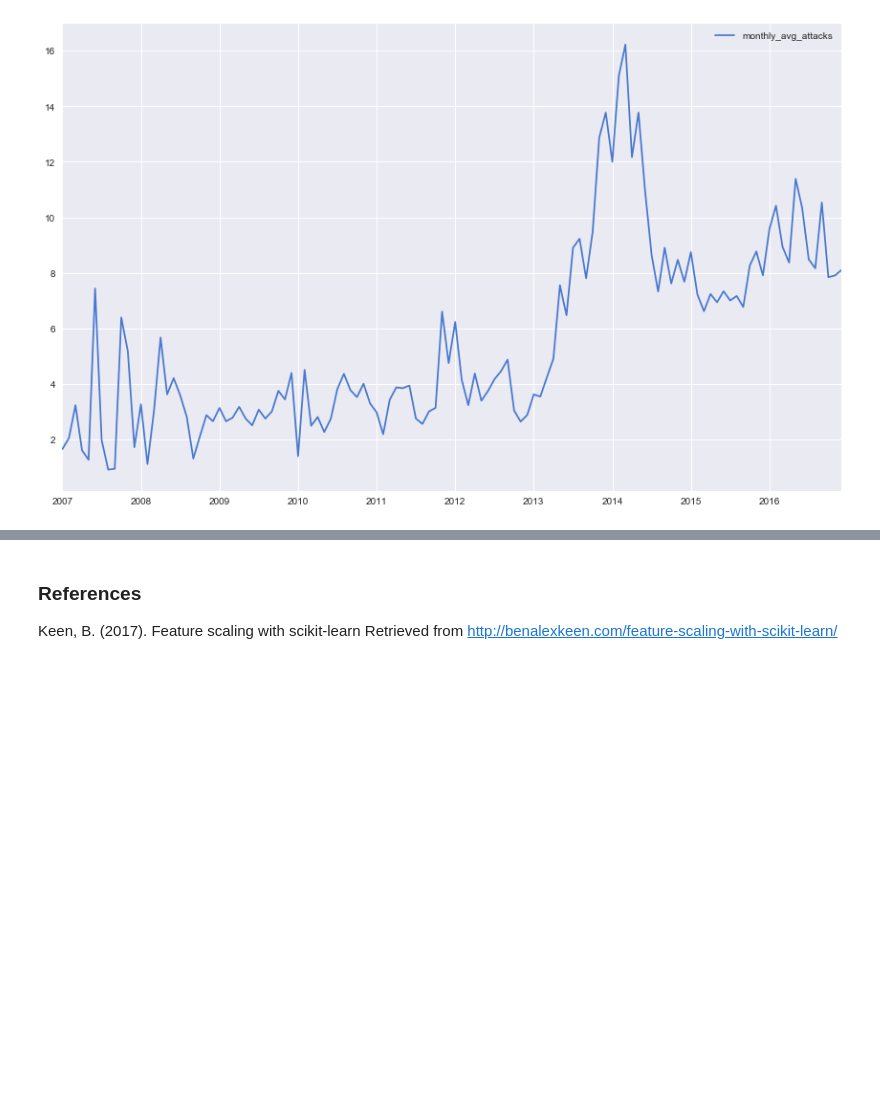
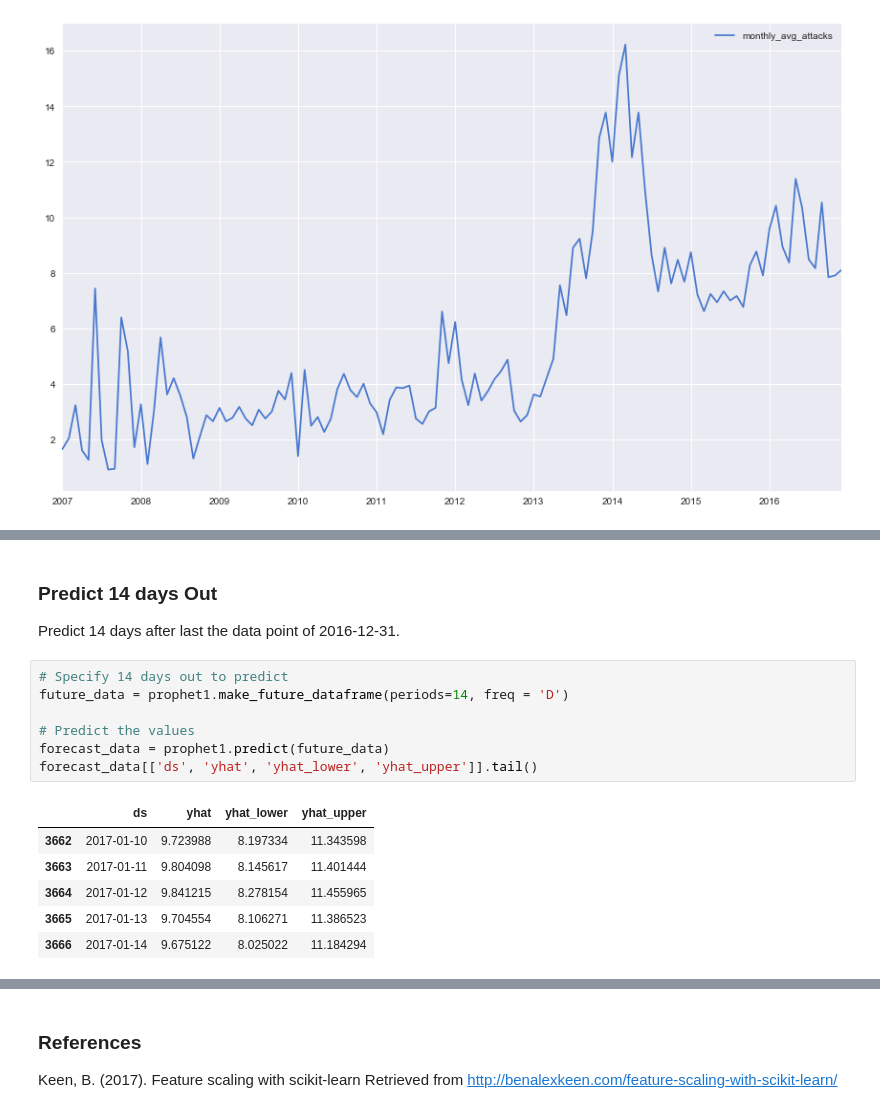
Before and after one commit to tcskowronek/predicting-terrorist-attacks, a Jupyter notebook: src/05-Time-Series-Prediction.ipynb, the cells around one changed output, grey strips where cells are left out. Cells and saved outputs as stored; diff of their text form; blank space fills up the shorter version.

```diff
--- a/src/05-Time-Series-Prediction.ipynb
+++ b/src/05-Time-Series-Prediction.ipynb
@@ -263,0 +312,17 @@ plt.show();
+# %% [markdown]
+### Predict 14 days Out
+Predict 14 days after last the data point of 2016-12-31.
+# %%
+# Specify 14 days out to predict
+future_data = prophet1.make_future_dataframe(periods=14, freq = 'D')
+
+# Predict the values
+forecast_data = prophet1.predict(future_data)
+forecast_data[['ds', 'yhat', 'yhat_lower', 'yhat_upper']].tail()
+# %% [output]
+|  | ds | yhat | yhat_lower | yhat_upper |
+| 3662 | 2017-01-10 | 9.723988 | 8.197334 | 11.343598 |
+| 3663 | 2017-01-11 | 9.804098 | 8.145617 | 11.401444 |
+| 3664 | 2017-01-12 | 9.841215 | 8.278154 | 11.455965 |
+| 3665 | 2017-01-13 | 9.704554 | 8.106271 | 11.386523 |
+| 3666 | 2017-01-14 | 9.675122 | 8.025022 | 11.184294 |
```
Also changed, not shown: parts of 11 cells of this notebook.
